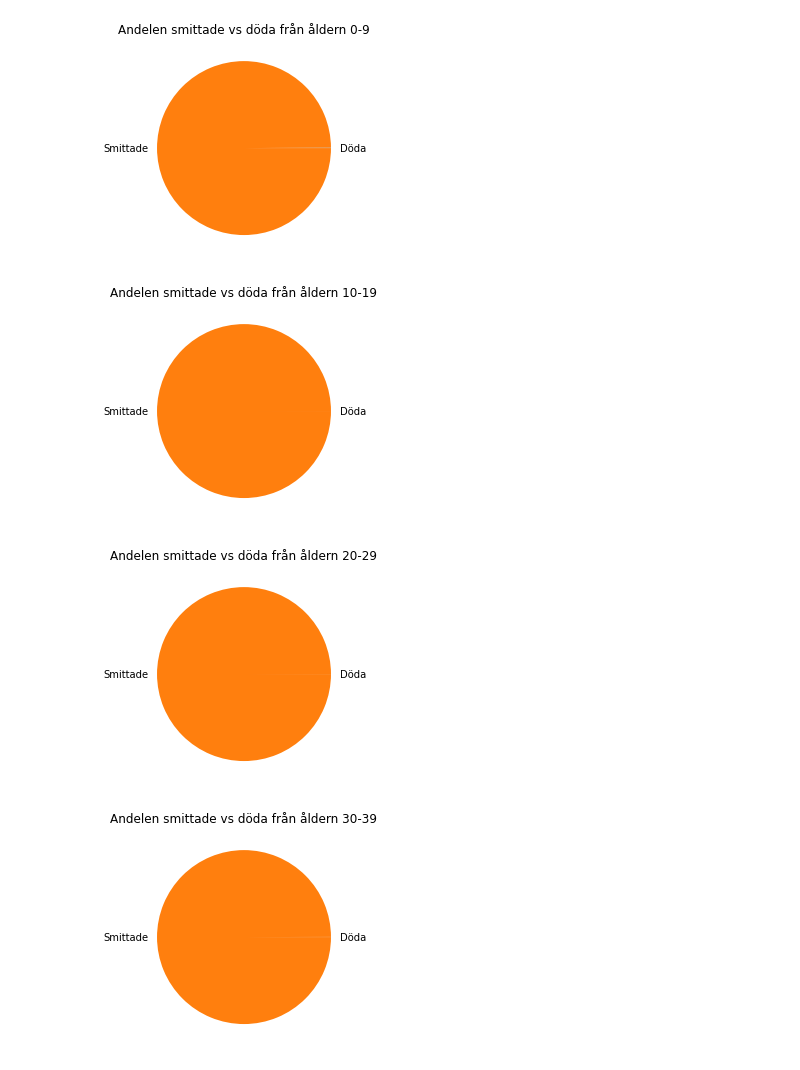
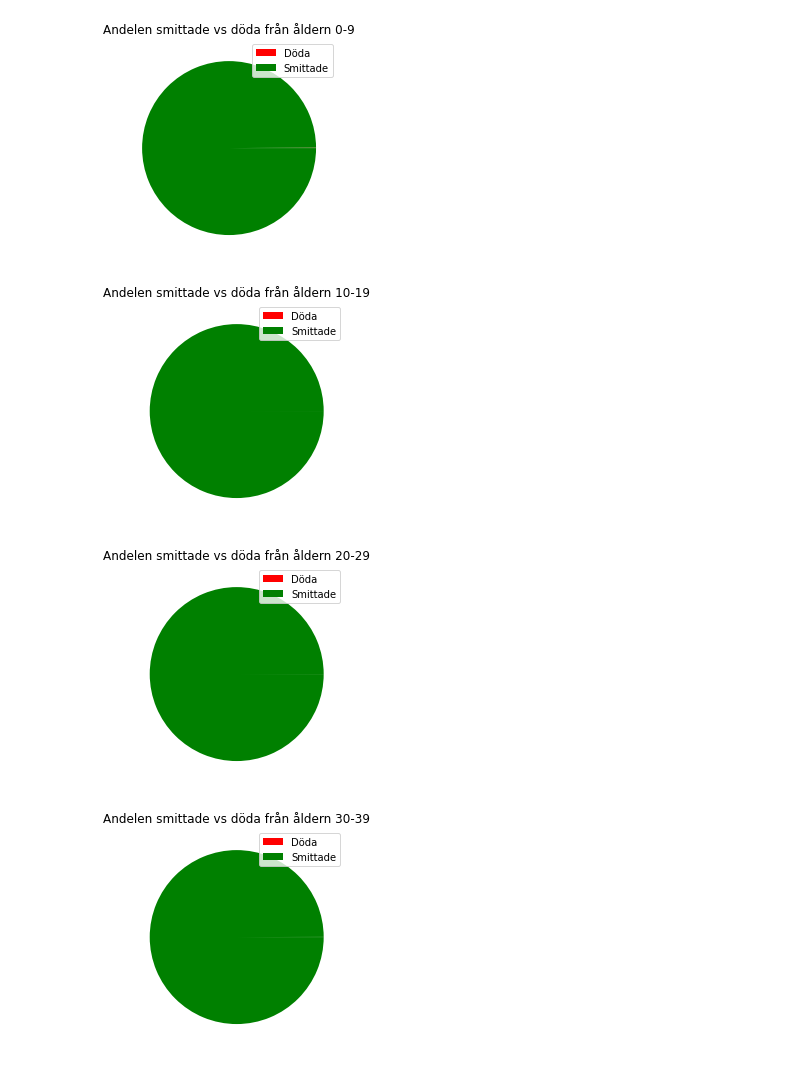
Before and after one commit to SannaIsak/sanna_isaksson_TE19C, a Jupyter notebook: Slutprojekt/dataanalys.ipynb, the cells around one changed output. Saved outputs shown, nothing was run; the diff lists cells and outputs as text; code cells hidden in the pictures.

```diff
--- a/Slutprojekt/dataanalys.ipynb
+++ b/Slutprojekt/dataanalys.ipynb
@@ -1,26 +1,27 @@
 # %%
 import pandas as pd
 import matplotlib.pyplot as plt
 
 df = pd.read_csv("National_Total_Deaths_by_Age_Group.csv")
 
 percentage = dict(
 
 )
 
 for index,col in df.iterrows():
     deaths = col["Total_Deaths"] / col["Total_Cases"]
     non_deaths = 1 - deaths
     percentage[col["Age_Group"]] = deaths, non_deaths
 
 labels = ["Döda", "Smittade"]
 
 for key, value in percentage.items():
-    plt.pie(value, labels=labels)
+    plt.pie(value, colors=["red","green"])
+    plt.legend(labels)
     plt.title(f"Andelen smittade vs döda från åldern {key}")
     plt.show()
 # %% [output]
-[figure, old version]
+[figure, new version]
-[figure, old version]
+[figure, new version]
-[figure, old version]
+[figure, new version]
-[figure, old version]
+[figure, new version]
```
Also changed, not shown: parts of 3 cells of this notebook, 1 other file.
